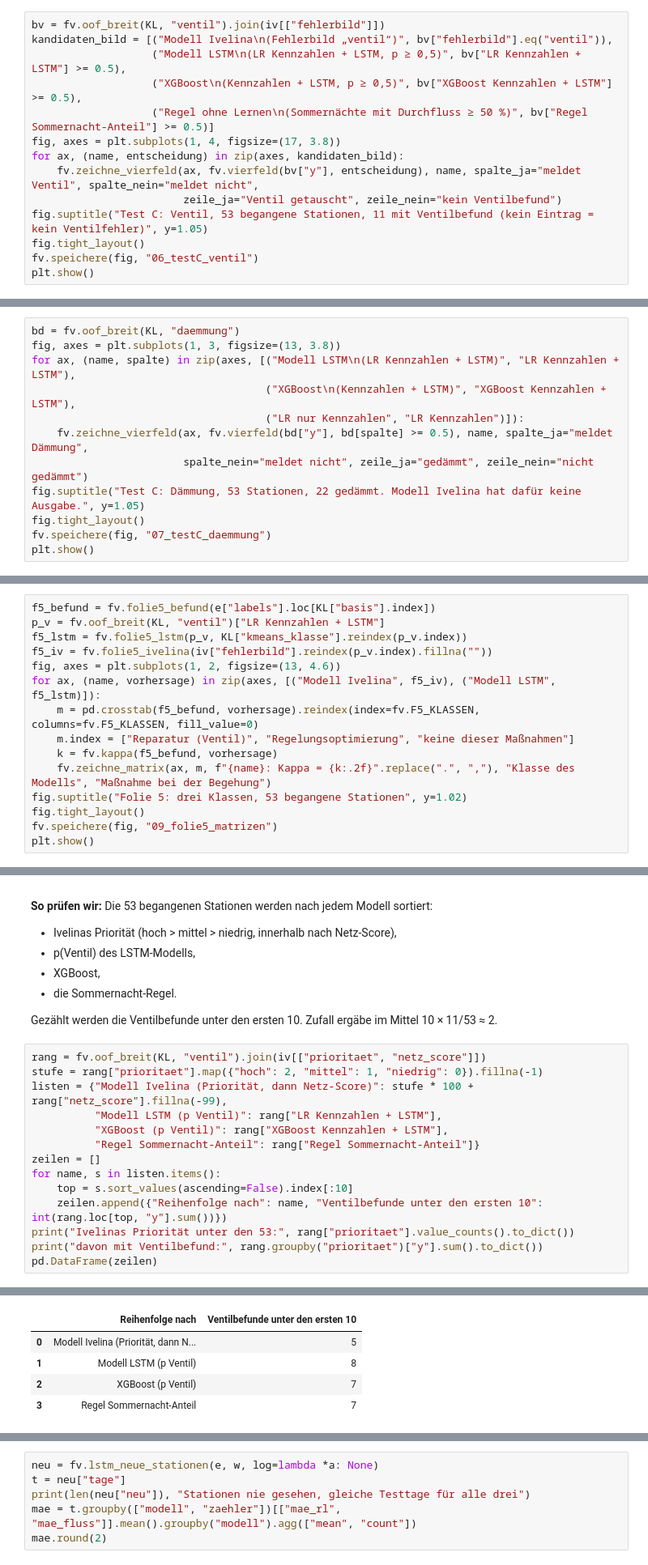
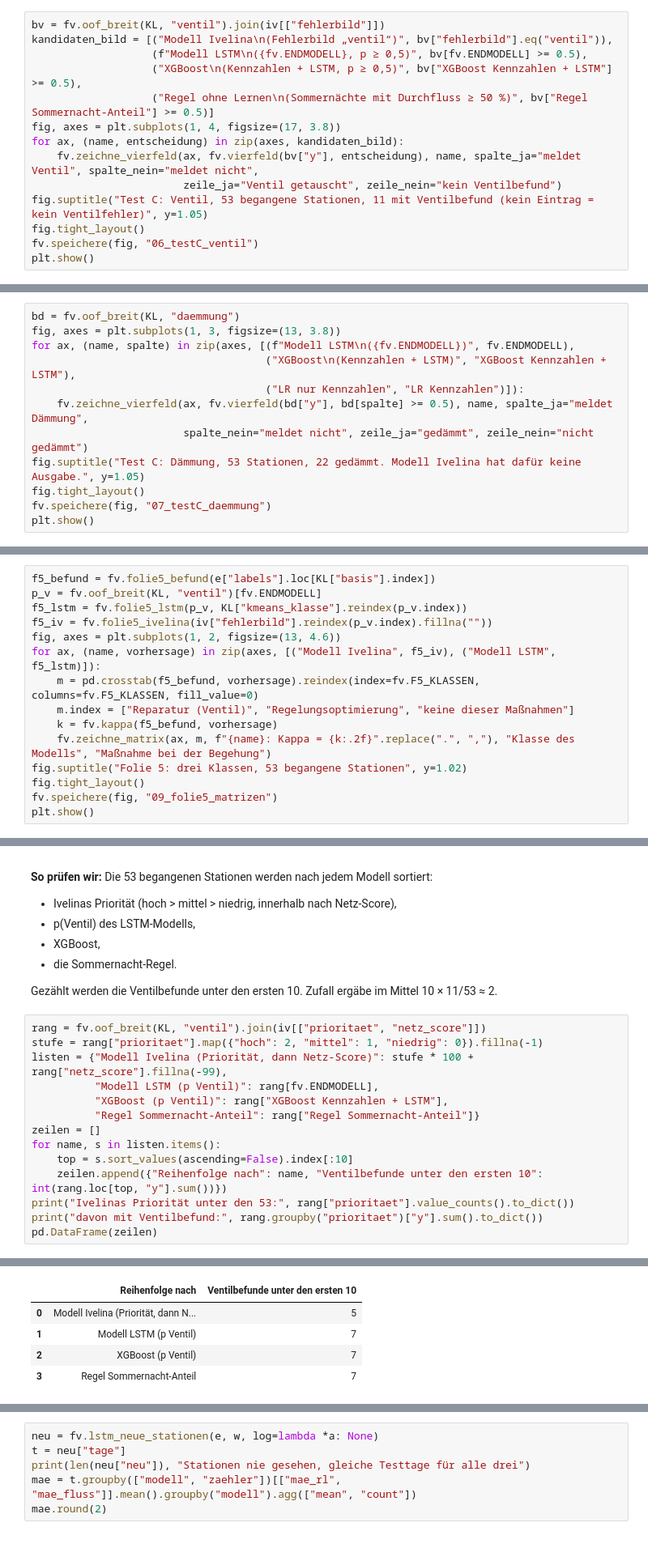
Before and after one commit to ivelinayna/projektseminar, a Jupyter notebook: notebooks/34_modellvergleich_und_umsetzung_nach_aufgabenstellung.ipynb, the cells around one changed output, grey strips where cells are left out. Shown at 81% size. Saved outputs shown, nothing was run; the diff lists cells and outputs as text.

```diff
--- a/notebooks/34_modellvergleich_und_umsetzung_nach_aufgabenstellung.ipynb
+++ b/notebooks/34_modellvergleich_und_umsetzung_nach_aufgabenstellung.ipynb
@@ -1070,7 +1070,7 @@ tab_ventil.round(3)
 # %%
 bv = fv.oof_breit(KL, "ventil").join(iv[["fehlerbild"]])
 kandidaten_bild = [("Modell Ivelina\n(Fehlerbild „ventil“)", bv["fehlerbild"].eq("ventil")),
-                   ("Modell LSTM\n(LR Kennzahlen + LSTM, p ≥ 0,5)", bv["LR Kennzahlen + LSTM"] >= 0.5),
+                   (f"Modell LSTM\n({fv.ENDMODELL}, p ≥ 0,5)", bv[fv.ENDMODELL] >= 0.5),
                    ("XGBoost\n(Kennzahlen + LSTM, p ≥ 0,5)", bv["XGBoost Kennzahlen + LSTM"] >= 0.5),
                    ("Regel ohne Lernen\n(Sommernächte mit Durchfluss ≥ 50 %)", bv["Regel Sommernacht-Anteil"] >= 0.5)]
 fig, axes = plt.subplots(1, 4, figsize=(17, 3.8))
@@ -1099,7 +1099,7 @@ tab_daemmung.round(3)
 # %%
 bd = fv.oof_breit(KL, "daemmung")
 fig, axes = plt.subplots(1, 3, figsize=(13, 3.8))
-for ax, (name, spalte) in zip(axes, [("Modell LSTM\n(LR Kennzahlen + LSTM)", "LR Kennzahlen + LSTM"),
+for ax, (name, spalte) in zip(axes, [(f"Modell LSTM\n({fv.ENDMODELL})", fv.ENDMODELL),
                                      ("XGBoost\n(Kennzahlen + LSTM)", "XGBoost Kennzahlen + LSTM"),
                                      ("LR nur Kennzahlen", "LR Kennzahlen")]):
     fv.zeichne_vierfeld(ax, fv.vierfeld(bd["y"], bd[spalte] >= 0.5), name, spalte_ja="meldet Dämmung",
@@ -1262,7 +1262,7 @@ Modell LSTM: p(Ventil) ≥ 0,5, sonst K-Means. Modell Ivelina: Fehlerbild „ven
 Fehlerbild, sonst keins.
 # %%
 f5_befund = fv.folie5_befund(e["labels"].loc[KL["basis"].index])
-p_v = fv.oof_breit(KL, "ventil")["LR Kennzahlen + LSTM"]
+p_v = fv.oof_breit(KL, "ventil")[fv.ENDMODELL]
 f5_lstm = fv.folie5_lstm(p_v, KL["kmeans_klasse"].reindex(p_v.index))
 f5_iv = fv.folie5_ivelina(iv["fehlerbild"].reindex(p_v.index).fillna(""))
 fig, axes = plt.subplots(1, 2, figsize=(13, 4.6))
@@ -1436,23 +1439,23 @@ Gezählt werden die Ventilbefunde unter den ersten 10. Zufall ergäbe im Mittel
 # %%
 rang = fv.oof_breit(KL, "ventil").join(iv[["prioritaet", "netz_score"]])
 stufe = rang["prioritaet"].map({"hoch": 2, "mittel": 1, "niedrig": 0}).fillna(-1)
 listen = {"Modell Ivelina (Priorität, dann Netz-Score)": stufe * 100 + rang["netz_score"].fillna(-99),
-          "Modell LSTM (p Ventil)": rang["LR Kennzahlen + LSTM"],
+          "Modell LSTM (p Ventil)": rang[fv.ENDMODELL],
           "XGBoost (p Ventil)": rang["XGBoost Kennzahlen + LSTM"],
           "Regel Sommernacht-Anteil": rang["Regel Sommernacht-Anteil"]}
 zeilen = []
 for name, s in listen.items():
     top = s.sort_values(ascending=False).index[:10]
     zeilen.append({"Reihenfolge nach": name, "Ventilbefunde unter den ersten 10": int(rang.loc[top, "y"].sum())})
 print("Ivelinas Priorität unter den 53:", rang["prioritaet"].value_counts().to_dict())
 print("davon mit Ventilbefund:", rang.groupby("prioritaet")["y"].sum().to_dict())
 pd.DataFrame(zeilen)
 # %% [output]
 Ivelinas Priorität unter den 53: {'niedrig': 31, 'mittel': 21, 'hoch': 1}
 davon mit Ventilbefund: {'hoch': 1, 'mittel': 6, 'niedrig': 4}
 |  | Reihenfolge nach | Ventilbefunde unter den ersten 10 |
 | 0 | Modell Ivelina (Priorität, dann N... | 5 |
-| 1 | Modell LSTM (p Ventil) | 8 |
+| 1 | Modell LSTM (p Ventil) | 7 |
 | 2 | XGBoost (p Ventil) | 7 |
 | 3 | Regel Sommernacht-Anteil | 7 |
 # %% [markdown]
```
Also changed, not shown: parts of 23 cells of this notebook, 7 other files.
